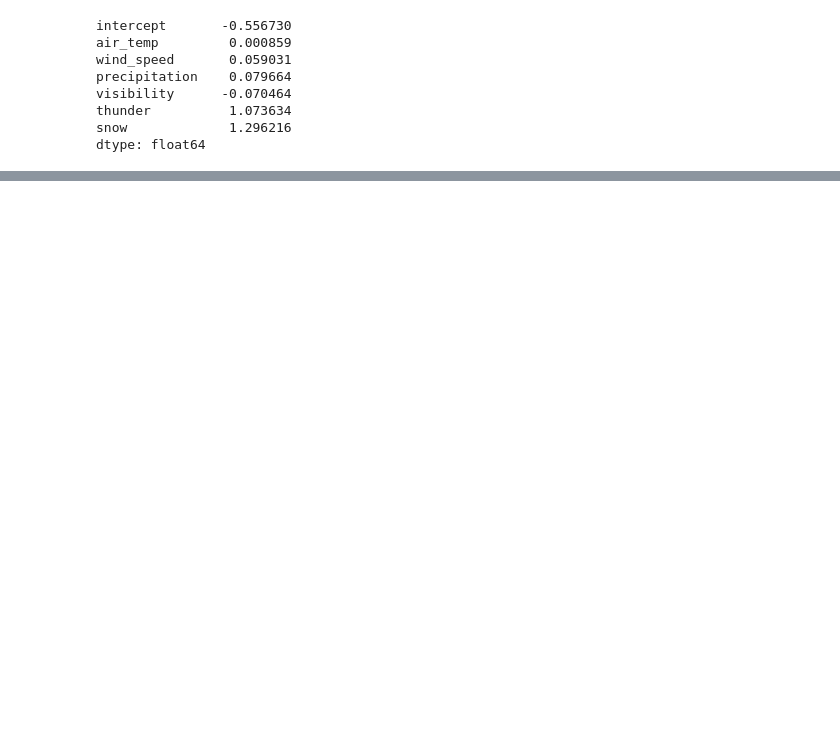
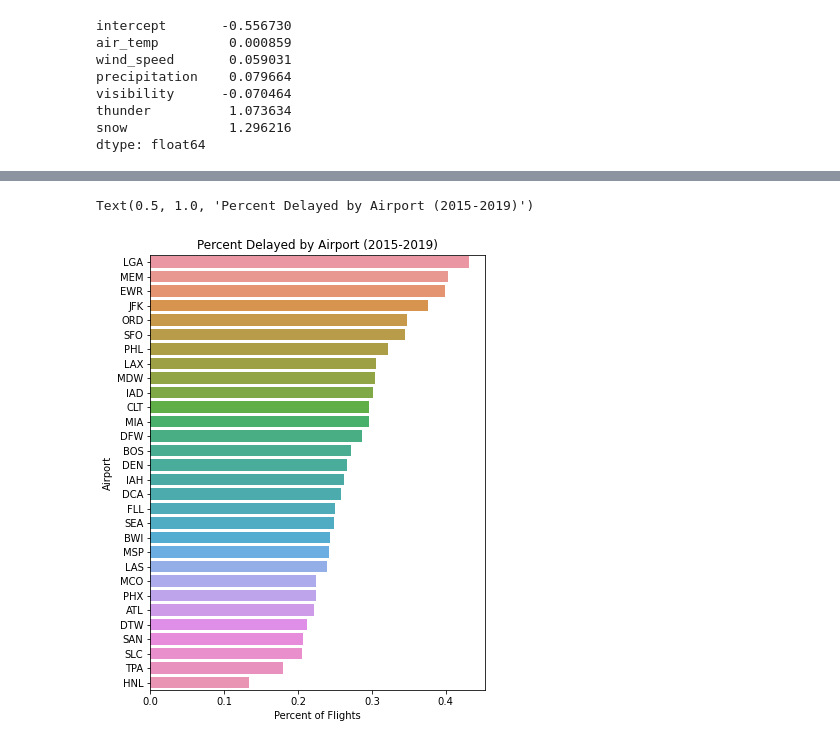
Before and after one commit to wesleyynguyenn/cogs109_finalproject, a Jupyter notebook: cogs109_final.ipynb, the cells around one changed output, grey strips where cells are left out. Cells and saved outputs as stored; diff of their text form; code cells hidden in the pictures; blank space fills up the shorter version.

```diff
--- a/cogs109_final.ipynb
+++ b/cogs109_final.ipynb
@@ -302,8 +269,12 @@ ax.set_title('Number of Flights by Airport (2015-2019)')
 # %%
 delayRates = df.facility[df.delayed == 1].value_counts() / df.facility.value_counts()
+delayDf = pd.DataFrame(delayRates).reset_index().rename(columns={'index': 'facility', 'facility': 'delayRate'})
 
 fig, ax = plt.subplots(1, 1, figsize=(6, 8))
-sns.barplot(y='facility', x='count', data=pd.DataFrame(delayRates).reset_index(), order=delayRates.sort_values(ascending=False).index)
+sns.barplot(y='facility', x='delayRate', data=delayDf, order=delayRates.sort_values(ascending=False).index)
 ax.set_xlabel('Percent of Flights')
 ax.set_ylabel('Airport')
 ax.set_title('Percent Delayed by Airport (2015-2019)')
+# %% [output]
+Text(0.5, 1.0, 'Percent Delayed by Airport (2015-2019)')
+[figure, added]
```
Also changed, not shown: parts of 31 cells of this notebook.
